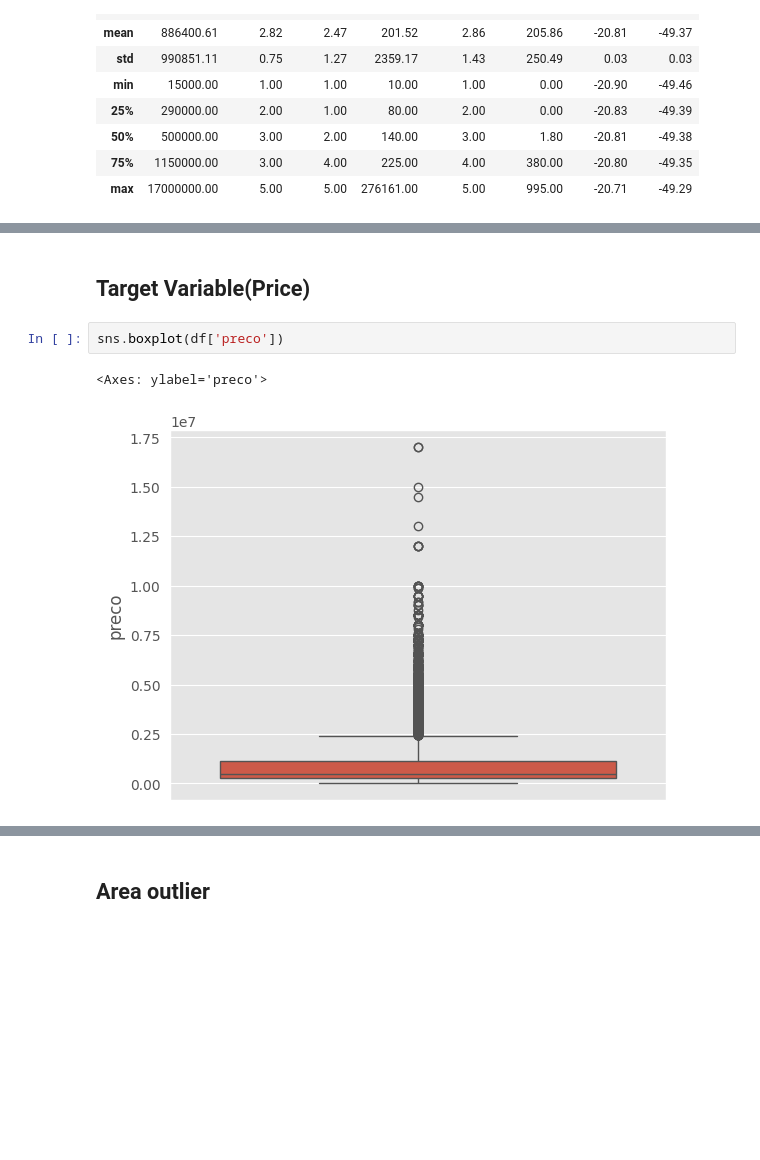
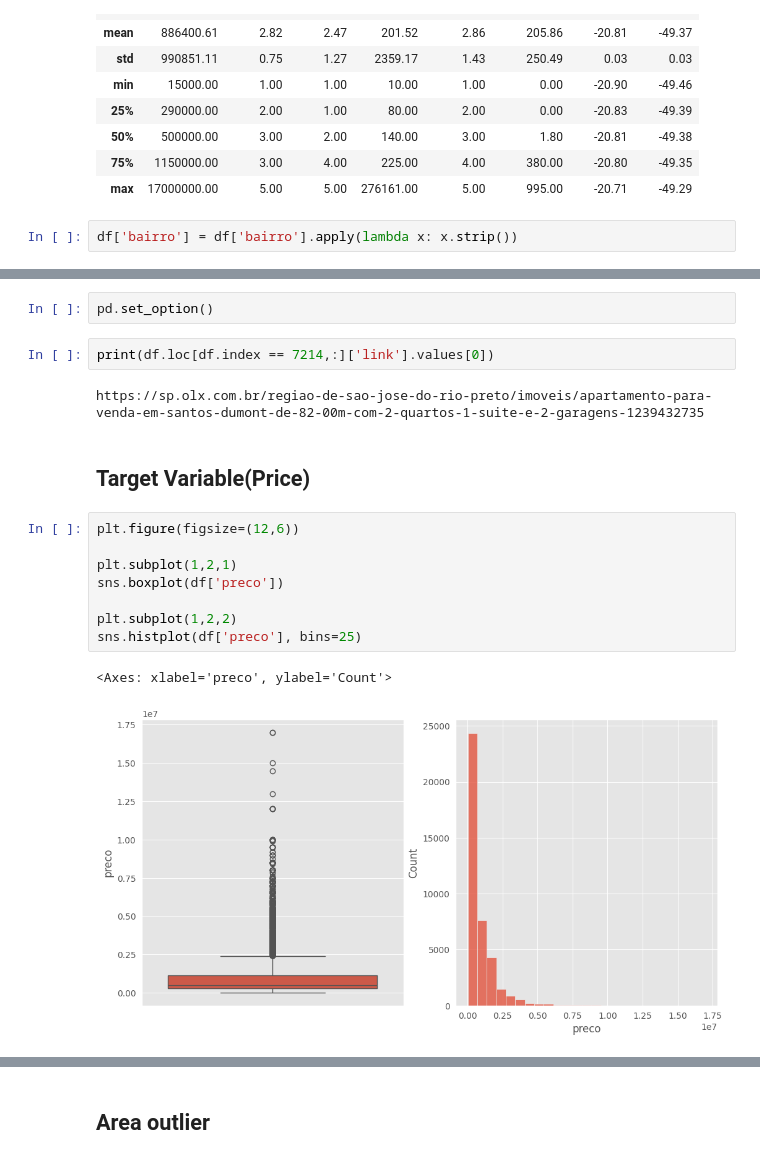
Before and after one commit to EDJR94/rp_housing, a Jupyter notebook: notebooks/rp_housing_v2.ipynb, the cells around one changed output, grey strips where cells are left out. Cells and saved outputs as stored; diff of their text form; blank space fills up the shorter version.

```diff
--- a/notebooks/rp_housing_v2.ipynb
+++ b/notebooks/rp_housing_v2.ipynb
@@ -73,3 +73,5 @@ df.describe()
 | 50% | 500000.00 | 3.00 | 2.00 | 140.00 | 3.00 | 1.80 | -20.81 | -49.38 |
 | 75% | 1150000.00 | 3.00 | 4.00 | 225.00 | 4.00 | 380.00 | -20.80 | -49.35 |
 | max | 17000000.00 | 5.00 | 5.00 | 276161.00 | 5.00 | 995.00 | -20.71 | -49.29 |
+# %%
+df['bairro'] = df['bairro'].apply(lambda x: x.strip())
@@ -76,8 +96,20 @@ df.describe()
+# %%
+pd.set_option()
+# %%
+print(df.loc[df.index == 7214,:]['link'].values[0])
+# %% [output]
+https://sp.olx.com.br/regiao-de-sao-jose-do-rio-preto/imoveis/apartamento-para-venda-em-santos-dumont-de-82-00m-com-2-quartos-1-suite-e-2-garagens-1239432735
 # %% [markdown]
 ## Target Variable(Price)
 # %%
+plt.figure(figsize=(12,6))
+
+plt.subplot(1,2,1)
 sns.boxplot(df['preco'])
+
+plt.subplot(1,2,2)
+sns.histplot(df['preco'], bins=25)
 # %% [output]
-<Axes: ylabel='preco'>
+<Axes: xlabel='preco', ylabel='Count'>
-[figure, old version]
+[figure, new version]
 # %%
```
Also changed, not shown: parts of 61 cells of this notebook, 5 other files.
